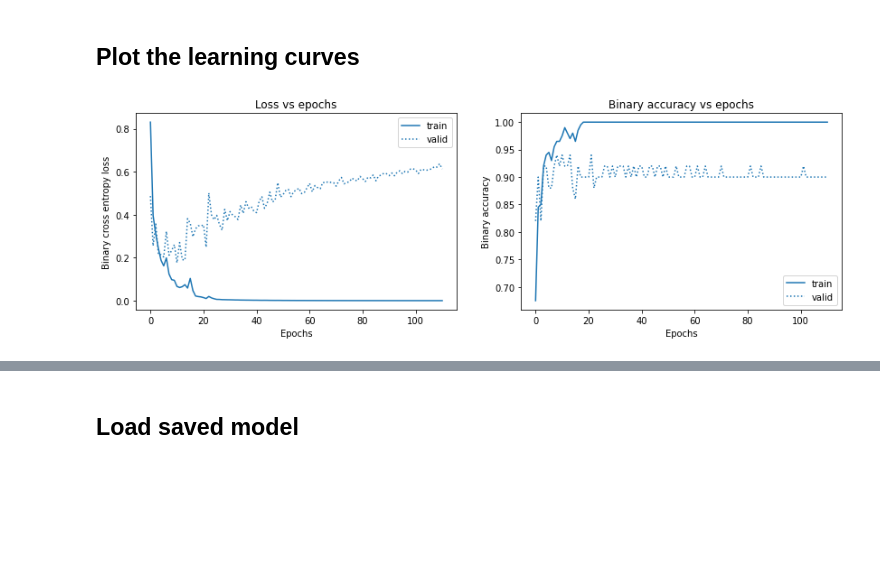
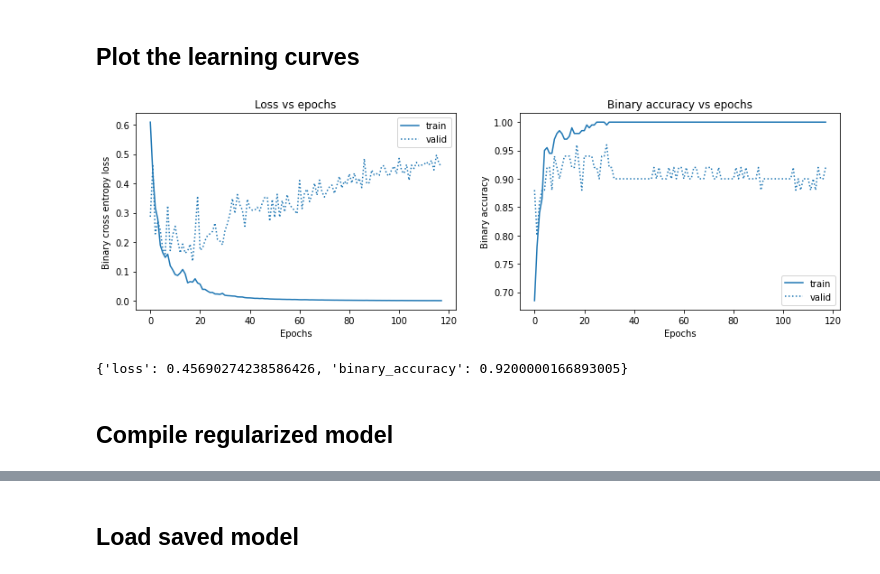
Before and after one commit to Aremaki/MscProjectNMR, a Jupyter notebook: notebooks/Classification_real_data.ipynb, the cells around one changed output, grey strips where cells are left out. Cells and saved outputs as stored; diff of their text form; code cells hidden in the pictures; blank space fills up the shorter version.

```diff
--- a/notebooks/Classification_real_data.ipynb
+++ b/notebooks/Classification_real_data.ipynb
@@ -78,6 +78,6 @@ ckpt = CheckpointCallback("../saved_models/real_data")
 # %%
 from models import get_simple_mlp
 
-simple_model = get_simple_mlp(input_shape=(32697,), hidden_units=[64, 64])
+simple_model = get_simple_mlp(input_shape=(32697,), hidden_units=[32])
 simple_model.summary()
 # %% [output]
@@ -131,6 +130,6 @@ acc = tf.keras.metrics.BinaryAccuracy()
 earlystopping = tf.keras.callbacks.EarlyStopping(patience=100)
 # %%
 simple_model.compile(optimizer=opt, loss=loss, metrics=[acc])
-history = simple_model.fit(train_dataset, epochs=1000, validation_data=val_dataset, callbacks=[ckpt, earlystopping])
+simple_history = simple_model.fit(train_dataset, epochs=1000, validation_data=val_dataset, callbacks=[ckpt, earlystopping])
 # %% [output]
 Epoch 1/1000
@@ -155,25 +154,28 @@ Epoch 111/1000
 # %%
 import matplotlib.pyplot as plt
 
 fig = plt.figure(figsize=(14, 4))
 
 fig.add_subplot(121)
-plt.plot(history.history['loss'], label='train', color='C0', linestyle='-')
-plt.plot(history.history['val_loss'], label='valid', color='C0', linestyle=':')
+plt.plot(simple_history.history['loss'], label='train', color='C0', linestyle='-')
+plt.plot(simple_history.history['val_loss'], label='valid', color='C0', linestyle=':')
 plt.title("Loss vs epochs")
 plt.xlabel("Epochs")
 plt.ylabel("Binary cross entropy loss")
 plt.legend()
 
 fig.add_subplot(122)
-plt.plot(history.history['binary_accuracy'], label='train', color='C0', linestyle='-')
-plt.plot(history.history['val_binary_accuracy'], label='valid', color='C0', linestyle=':')
+plt.plot(simple_history.history['binary_accuracy'], label='train', color='C0', linestyle='-')
+plt.plot(simple_history.history['val_binary_accuracy'], label='valid', color='C0', linestyle=':')
 plt.title("Binary accuracy vs epochs")
 plt.xlabel("Epochs")
 plt.ylabel("Binary accuracy")
 plt.legend()
 
 plt.show()
 print(simple_model.evaluate(val_dataset, return_dict=True, verbose=0))
 # %% [output]
-[figure, old version]
+[figure, new version]
+{'loss': 0.45690274238586426, 'binary_accuracy': 0.9200000166893005}
+# %% [markdown]
+## Compile regularized model
```
Also changed, not shown: parts of 9 cells of this notebook, 17 other files.
